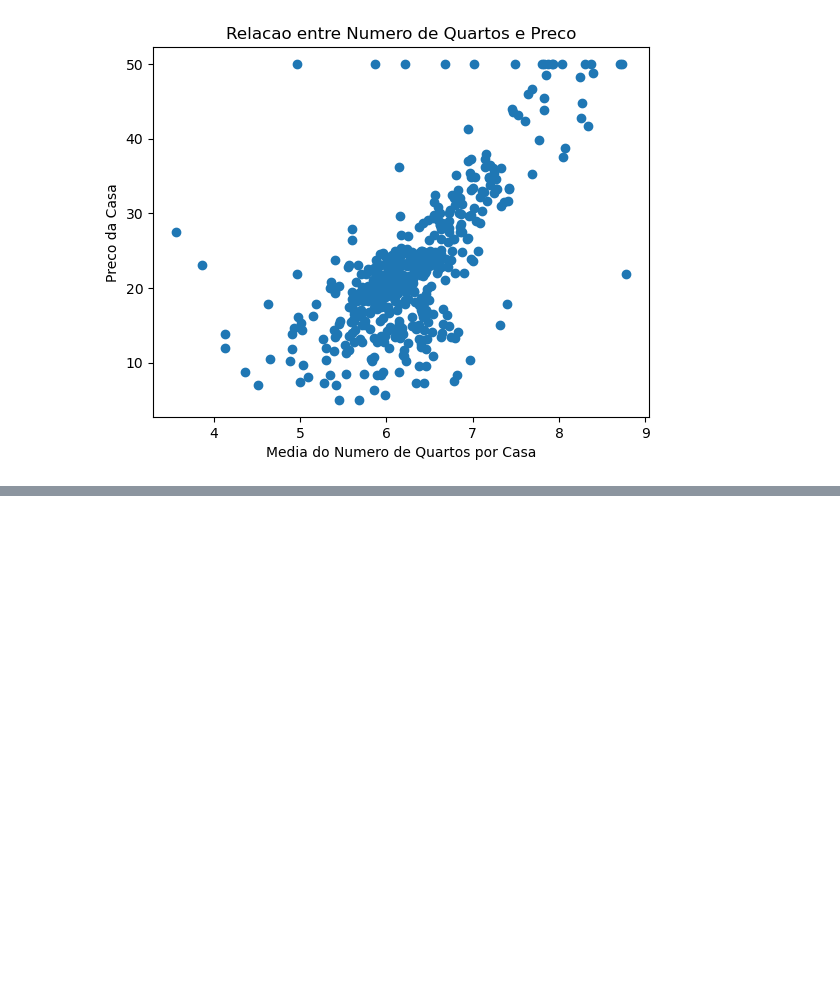
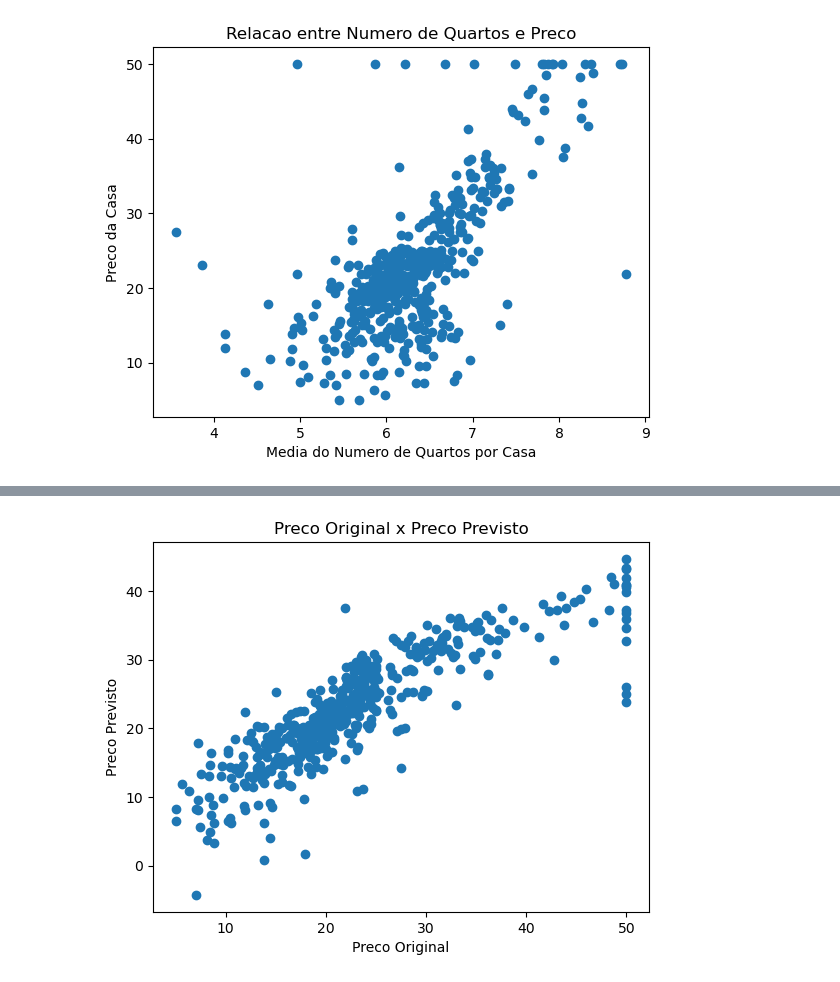
Before and after one commit to DellaSerraData/DataAnalysisForPython, a Jupyter notebook: Scikit-Learn.ipynb, the cells around one changed output, grey strips where cells are left out. Cells and saved outputs as stored; diff of their text form; code cells hidden in the pictures; blank space fills up the shorter version.

```diff
--- a/Scikit-Learn.ipynb
+++ b/Scikit-Learn.ipynb
@@ -310,0 +313,3 @@ type(re)
+# %%
+# Treinando o modelo
+regr.fit(X, Y)
@@ -310,0 +346,9 @@ type(re)
+# %%
+# Comparando precos originais x precos previstos
+plt.scatter(df.PRICE, regr.predict(X))
+plt.xlabel("Preco Original")
+plt.ylabel("Preco Previsto")
+plt.title("Preco Original x Preco Previsto")
+plt.show()
+# %% [output]
+[figure, added]
```
Also changed, not shown: parts of 4 cells of this notebook.
